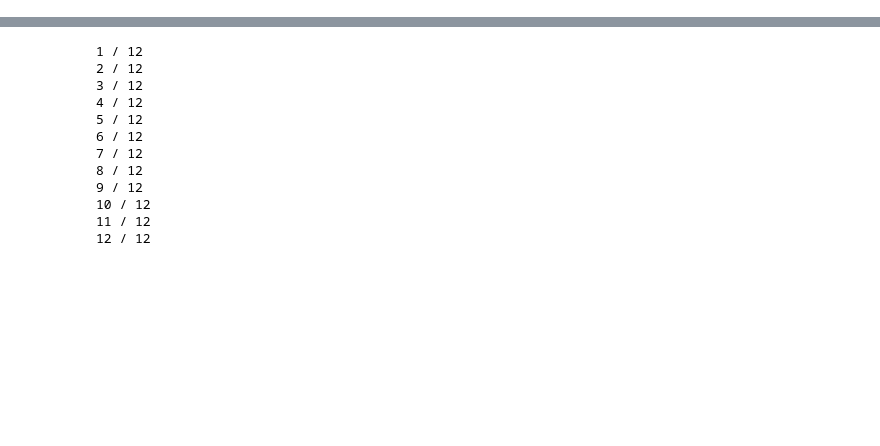
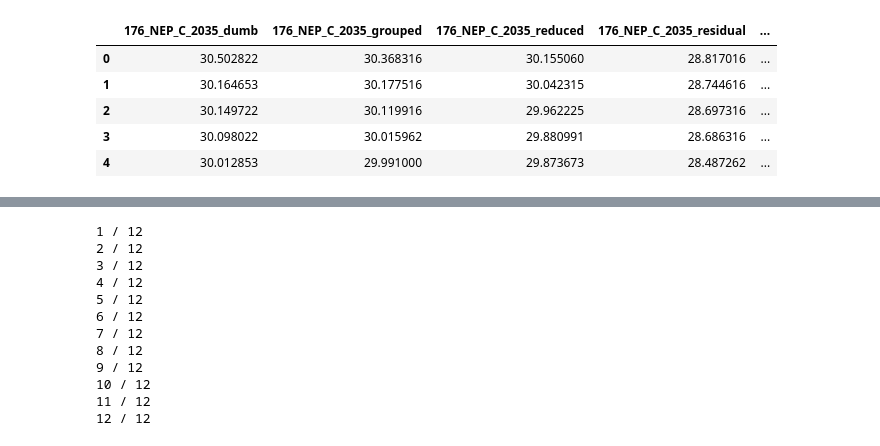
Before and after one commit to MA-KH-RLI/vis-recherche, a Jupyter notebook: python/vis_residual_load.ipynb, the cells around one changed output, grey strips where cells are left out. Saved outputs shown, nothing was run; the diff lists cells and outputs as text; code cells hidden in the pictures; blank space fills up the shorter version.

```diff
--- a/python/vis_residual_load.ipynb
+++ b/python/vis_residual_load.ipynb
@@ -0,0 +47,10 @@
+# %%
+df_res = pd.read_csv("sorted_residual_load_176.csv", index_col=[0])
+df_res.head()
+# %% [output]
+|  | 176_NEP_C_2035_dumb | 176_NEP_C_2035_grouped | 176_NEP_C_2035_reduced | 176_NEP_C_2035_residual | ... |
+| 0 | 30.502822 | 30.368316 | 30.155060 | 28.817016 | ... |
+| 1 | 30.164653 | 30.177516 | 30.042315 | 28.744616 | ... |
+| 2 | 30.149722 | 30.119916 | 29.962225 | 28.697316 | ... |
+| 3 | 30.098022 | 30.015962 | 29.880991 | 28.686316 | ... |
+| 4 | 30.012853 | 29.991000 | 29.873673 | 28.487262 | ... |
```
Also changed, not shown: parts of 8 cells of this notebook, 2 other files.
